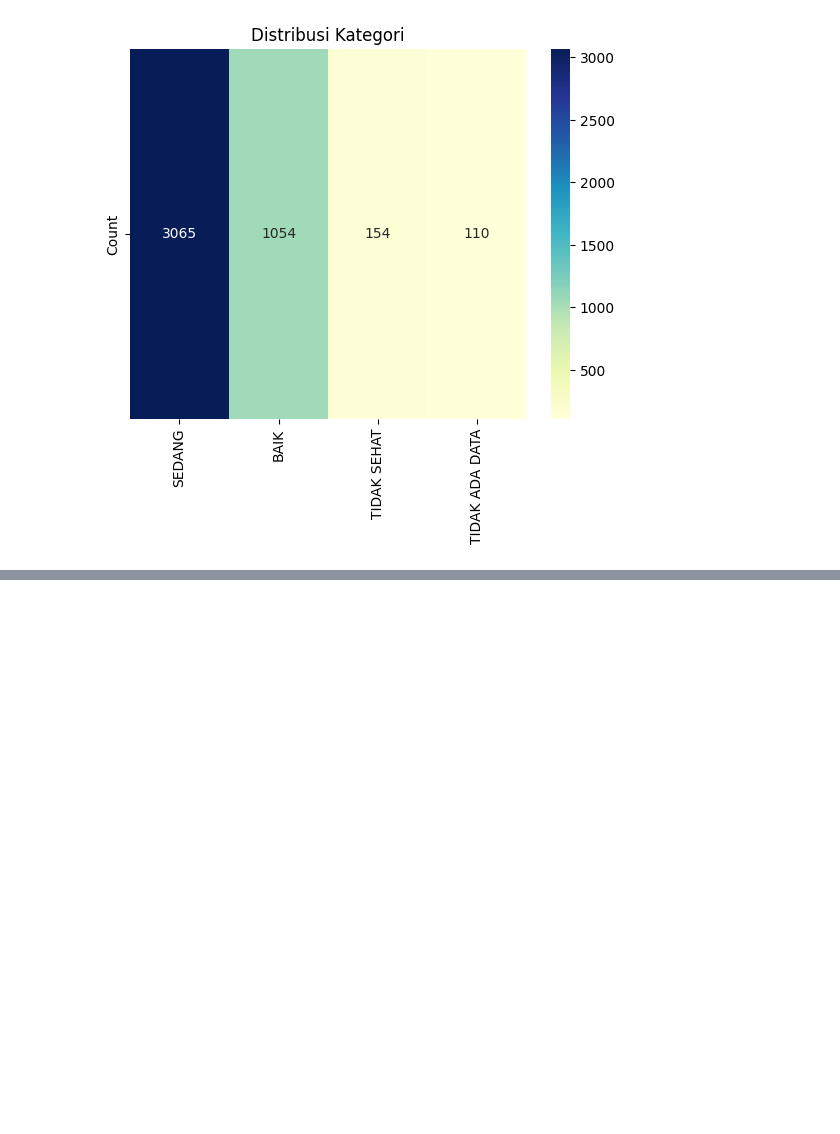
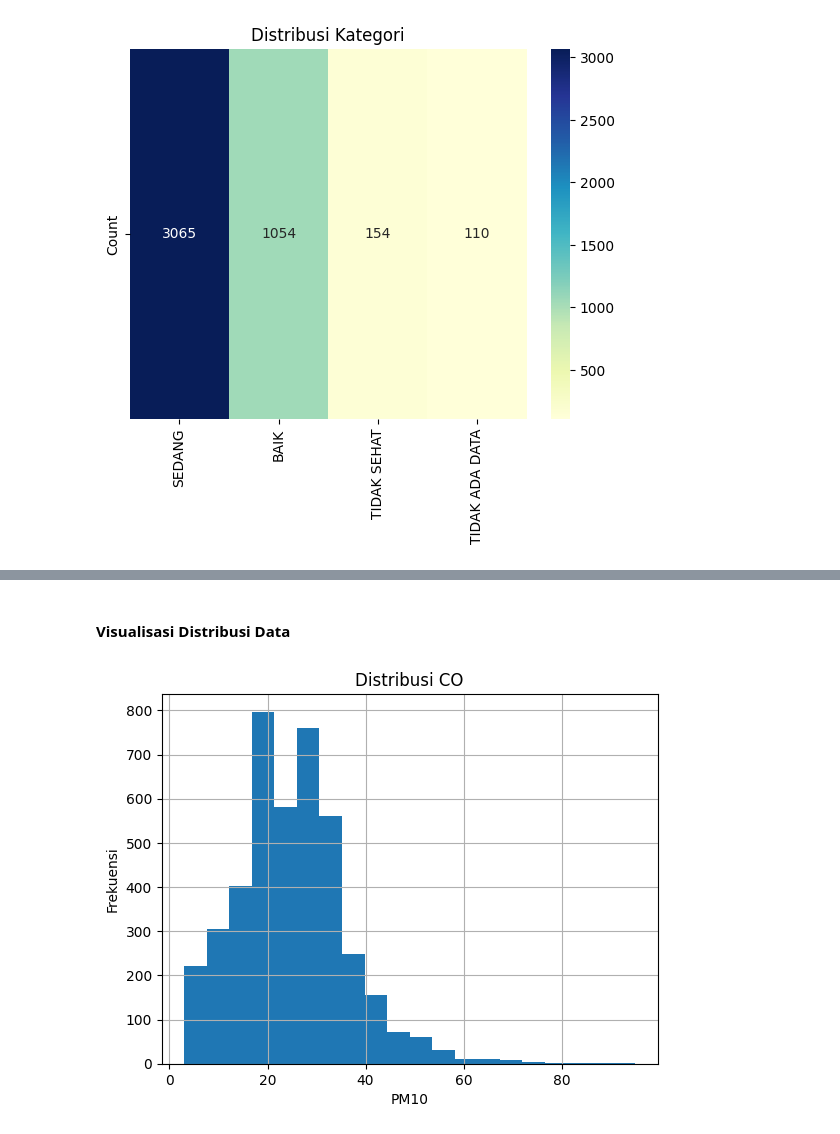
Before and after one commit to MukhlisMaulanaA/data-analytics-python, a Jupyter notebook: index.ipynb, the cells around one changed output, grey strips where cells are left out. Drawn from its saved outputs; the diff is of its cells as text; code cells hidden in the pictures; blank space fills up the shorter version.

Commit message:
update: explore data

```diff
--- a/index.ipynb
+++ b/index.ipynb
@@ -252,0 +293,11 @@ plt.show()
+# %% [markdown]
+#### Visualisasi Distribusi Data
+# %%
+# Memvisualisasikan distribusi data (contoh untuk kolom PM10)
+df['co'].hist(bins=20)
+plt.title('Distribusi CO')
+plt.xlabel('PM10')
+plt.ylabel('Frekuensi')
+plt.show()
+# %% [output]
+[figure, added]
```
Also changed, not shown: parts of 3 cells of this notebook.
